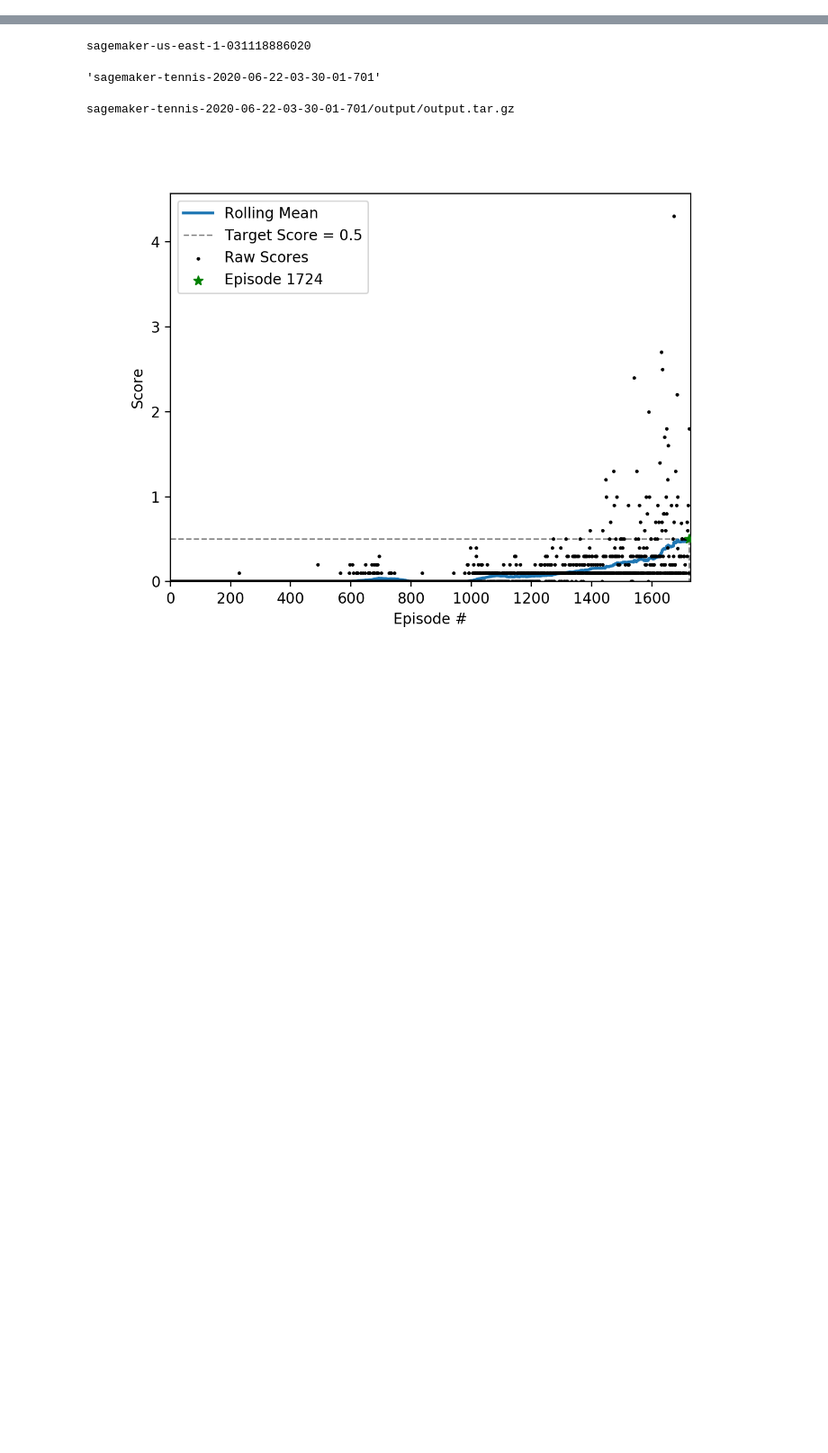
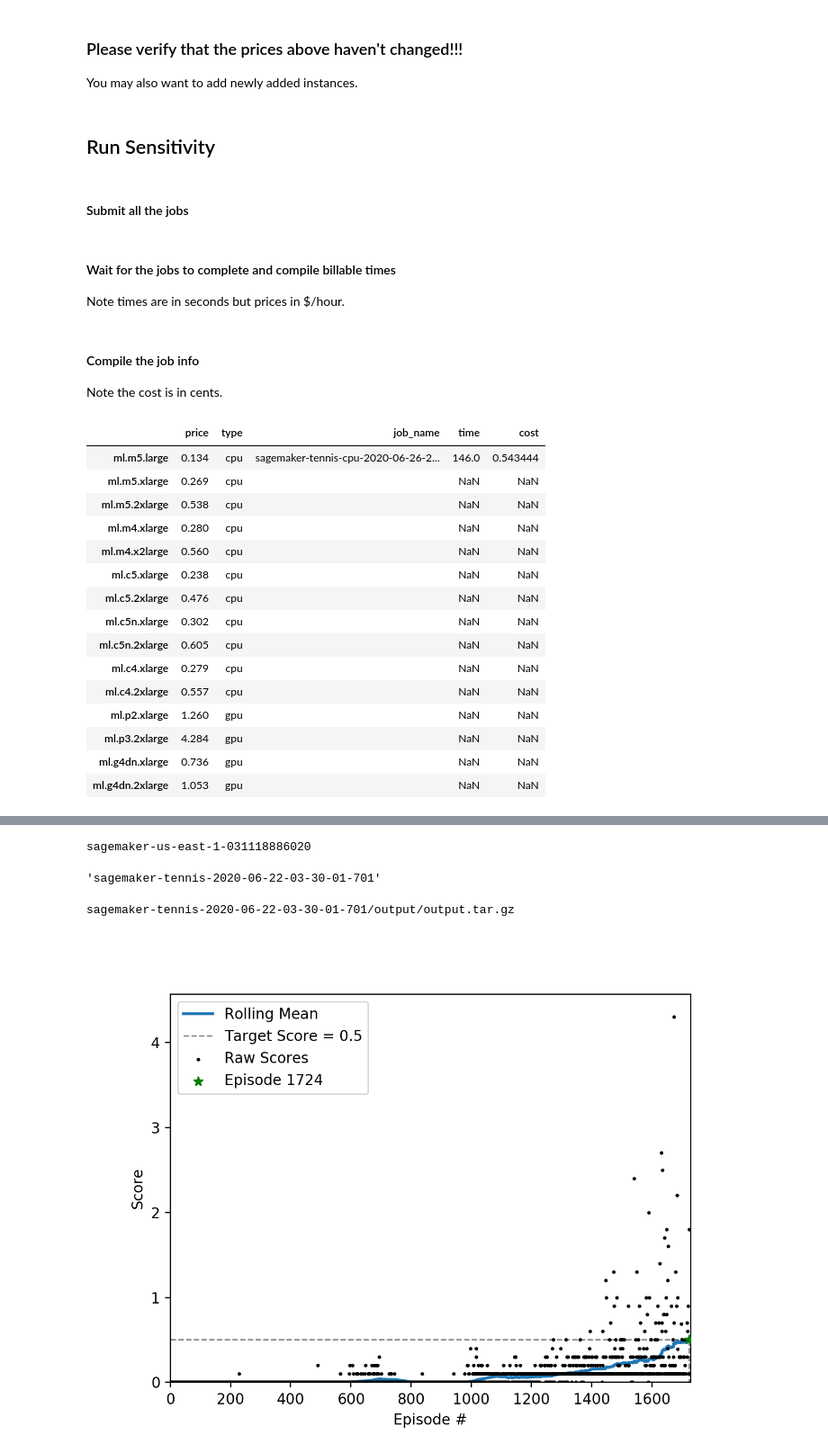
Before and after one commit to daniel-fudge/sagemaker-tennis, a Jupyter notebook: sensitivity.ipynb, the cells around one changed output, grey strips where cells are left out. Shown at 90% size. Saved outputs shown, nothing was run; the diff lists cells and outputs as text; code cells hidden in the pictures; blank space fills up the shorter version.

Commit message:
Started sensitivity notebook, not finished.

```diff
--- a/sensitivity.ipynb
+++ b/sensitivity.ipynb
@@ -199,8 +0,0 @@ print(ecr_image)
-# %%
-from sagemaker.estimator import Estimator
-estimator = Estimator(role=role,
-                      train_instance_count=1,
-                      train_instance_type='ml.m4.xlarge',
-                      image_name=ecr_image,
-                      hyperparameters={'epochs': 2000})
-estimator.fit()
@@ -226,0 +82,7 @@ Billable seconds: 1427
+# %% [markdown]
+### Please verify that the prices above haven't changed!!!
+You may also want to add newly added instances.
+# %% [markdown]
+## Run Sensitivity
+# %% [markdown]
+#### Submit all the jobs
@@ -226,0 +99,3 @@ Billable seconds: 1427
+# %% [markdown]
+#### Wait for the jobs to complete and compile billable times
+Note times are in seconds but prices in $/hour.
@@ -226,0 +116,23 @@ Billable seconds: 1427
+# %% [markdown]
+#### Compile the job info
+Note the cost is in cents.
+# %%
+results['cost'] = results['price'] * results['time'] / 36
+results
+# %% [output]
+|  | price | type | job_name | time | cost |
+| ml.m5.large | 0.134 | cpu | sagemaker-tennis-cpu-2020-06-26-2... | 146.0 | 0.543444 |
+| ml.m5.xlarge | 0.269 | cpu |  | NaN | NaN |
+| ml.m5.2xlarge | 0.538 | cpu |  | NaN | NaN |
+| ml.m4.xlarge | 0.280 | cpu |  | NaN | NaN |
+| ml.m4.x2large | 0.560 | cpu |  | NaN | NaN |
+| ml.c5.xlarge | 0.238 | cpu |  | NaN | NaN |
+| ml.c5.2xlarge | 0.476 | cpu |  | NaN | NaN |
+| ml.c5n.xlarge | 0.302 | cpu |  | NaN | NaN |
+| ml.c5n.2xlarge | 0.605 | cpu |  | NaN | NaN |
+| ml.c4.xlarge | 0.279 | cpu |  | NaN | NaN |
+| ml.c4.2xlarge | 0.557 | cpu |  | NaN | NaN |
+| ml.p2.xlarge | 1.260 | gpu |  | NaN | NaN |
+| ml.p3.2xlarge | 4.284 | gpu |  | NaN | NaN |
+| ml.g4dn.xlarge | 0.736 | gpu |  | NaN | NaN |
+| ml.g4dn.2xlarge | 1.053 | gpu |  | NaN | NaN |
```
Also changed, not shown: parts of 32 cells of this notebook, 2 other files.
